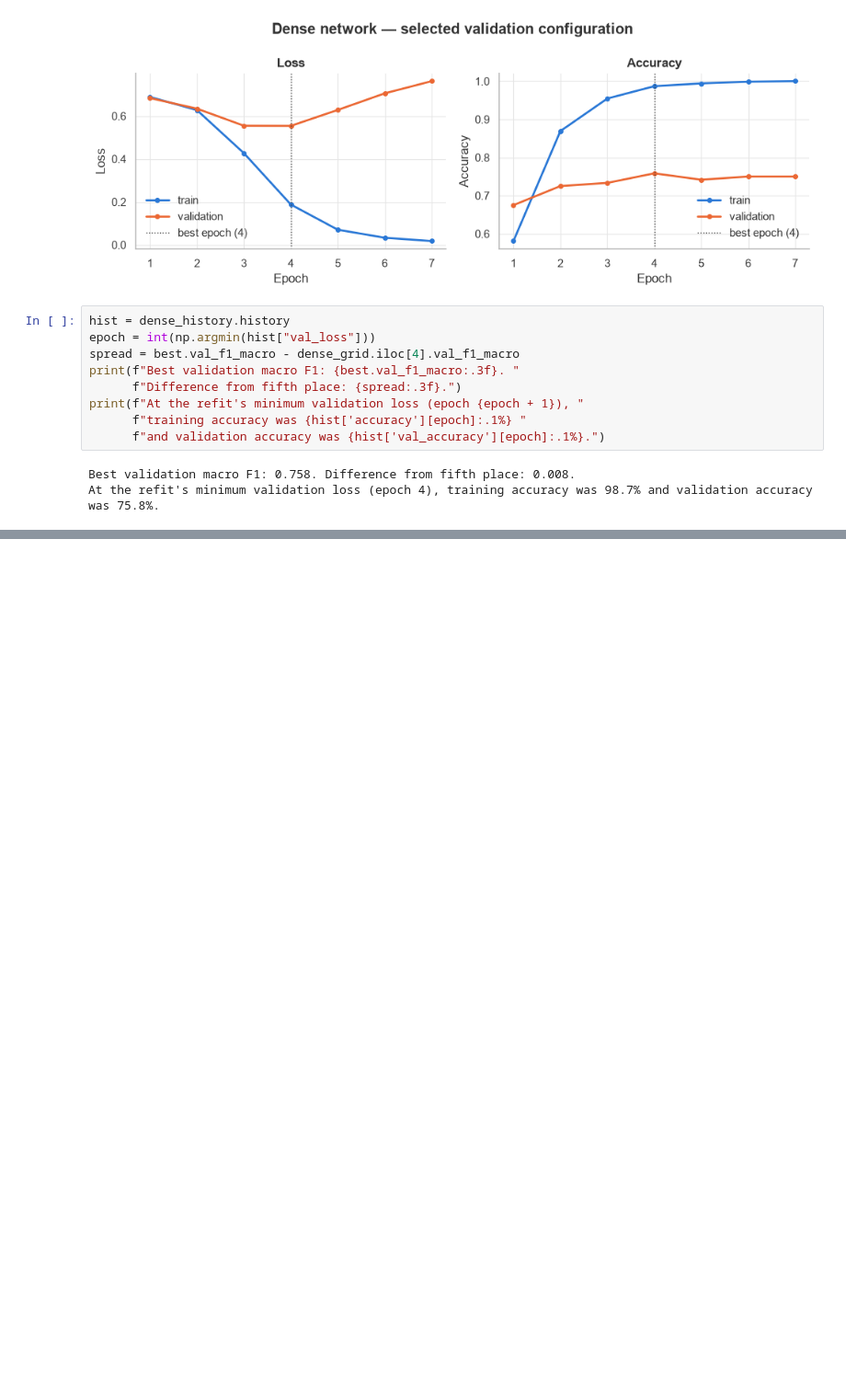
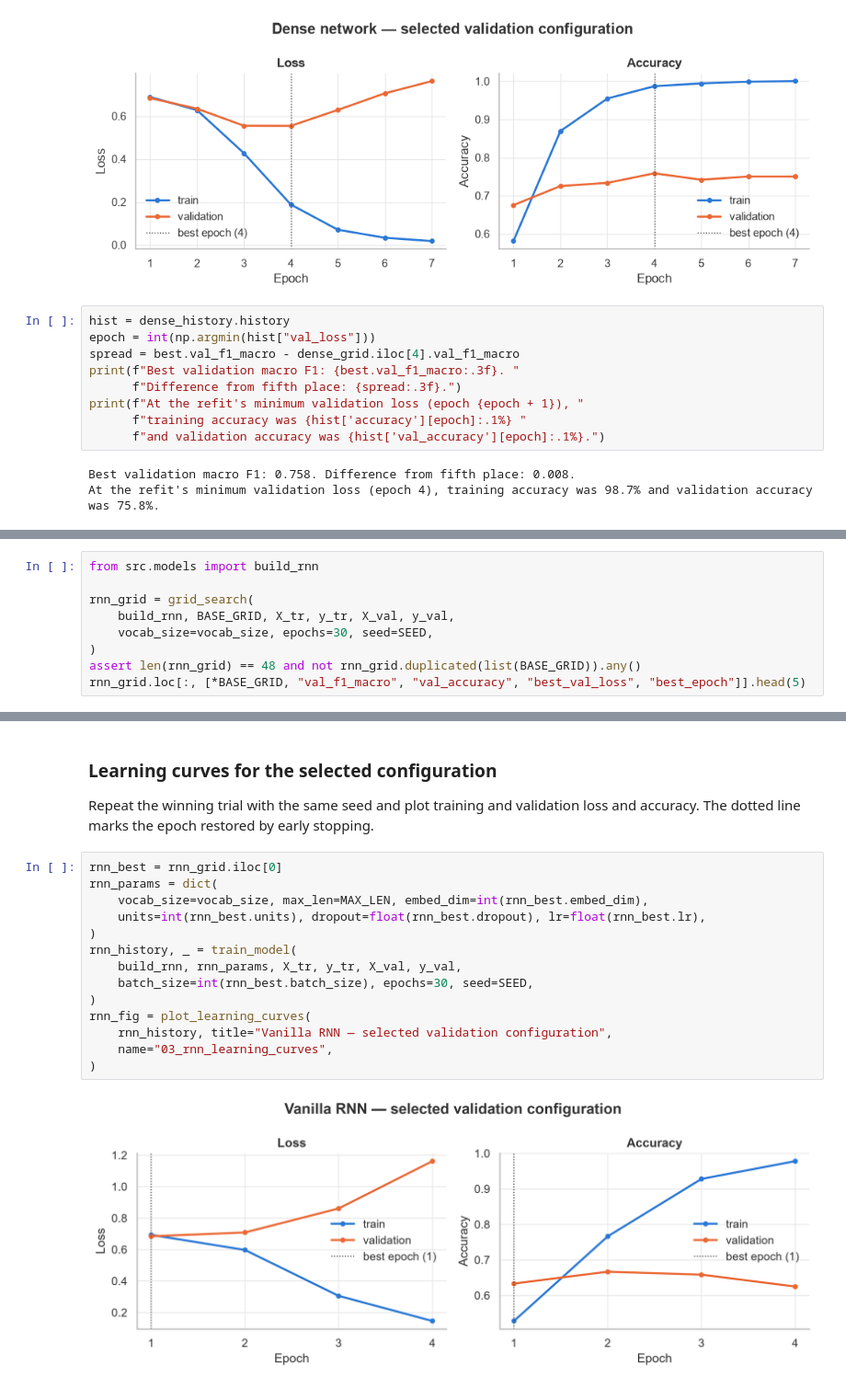
Before and after one commit to JacoboRodriguez1/Suavitel, a Jupyter notebook: notebooks/03_dense_rnn_lstm.ipynb, the cells around one changed output, grey strips where cells are left out. Shown at 92% size. Cells and saved outputs as stored; diff of their text form; blank space fills up the shorter version.

Commit message:
Tune vanilla RNN

```diff
--- a/notebooks/03_dense_rnn_lstm.ipynb
+++ b/notebooks/03_dense_rnn_lstm.ipynb
@@ -86,0 +90,9 @@ At the refit's minimum validation loss (epoch 4), training accuracy was 98.7% an
+# %%
+from src.models import build_rnn
+
+rnn_grid = grid_search(
+    build_rnn, BASE_GRID, X_tr, y_tr, X_val, y_val,
+    vocab_size=vocab_size, epochs=30, seed=SEED,
+)
+assert len(rnn_grid) == 48 and not rnn_grid.duplicated(list(BASE_GRID)).any()
+rnn_grid.loc[:, [*BASE_GRID, "val_f1_macro", "val_accuracy", "best_val_loss", "best_epoch"]].head(5)
@@ -86,0 +106,19 @@ At the refit's minimum validation loss (epoch 4), training accuracy was 98.7% an
+# %% [markdown]
+### Learning curves for the selected configuration
+Repeat the winning trial with the same seed and plot training and validation loss and accuracy. The dotted line marks the epoch restored by early stopping.
+# %%
+rnn_best = rnn_grid.iloc[0]
+rnn_params = dict(
+    vocab_size=vocab_size, max_len=MAX_LEN, embed_dim=int(rnn_best.embed_dim),
+    units=int(rnn_best.units), dropout=float(rnn_best.dropout), lr=float(rnn_best.lr),
+)
+rnn_history, _ = train_model(
+    build_rnn, rnn_params, X_tr, y_tr, X_val, y_val,
+    batch_size=int(rnn_best.batch_size), epochs=30, seed=SEED,
+)
+rnn_fig = plot_learning_curves(
+    rnn_history, title="Vanilla RNN — selected validation configuration",
+    name="03_rnn_learning_curves",
+)
+# %% [output]
+[figure, added]
```
Also changed, not shown: parts of 4 cells of this notebook, 6 other files.
